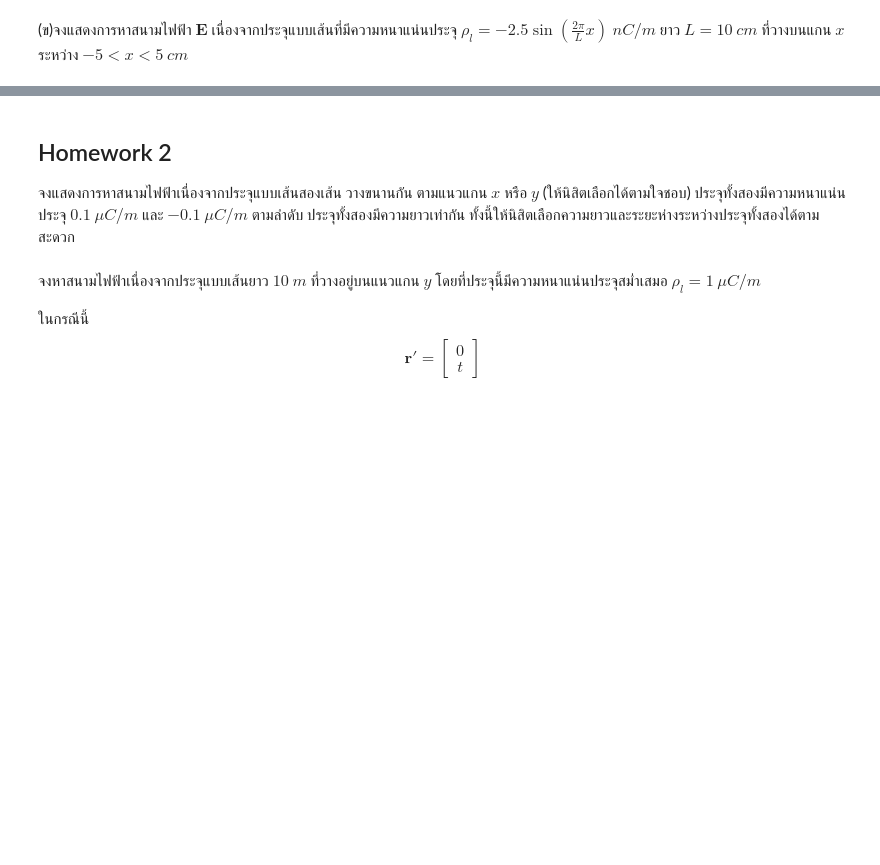
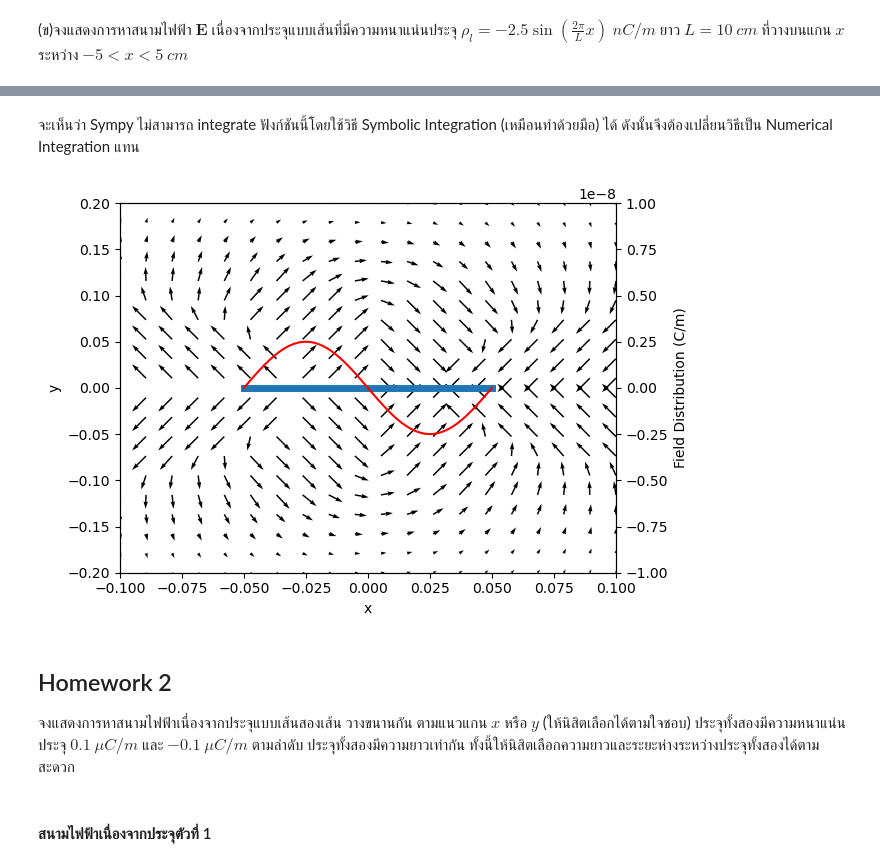
Before and after one commit to nayot/emag, a Jupyter notebook: Line_Charges_HW.ipynb, the cells around one changed output, grey strips where cells are left out. Drawn from its saved outputs; the diff is of its cells as text; code cells hidden in the pictures; blank space fills up the shorter version.

```diff
--- a/Line_Charges_HW.ipynb
+++ b/Line_Charges_HW.ipynb
@@ -137,12 +214,35 @@ field_plot(E_func, x_min=-20, x_max=20, y_min=-0.1, y_max=0.1)
+# %% [markdown]
+จะเห็นว่า Sympy ไม่สามารถ integrate ฟังก์ชันนี้โดยใช้วิธี Symbolic Integration (เหมือนทำด้วยมือ) ได้ ดังนั้นจึงต้องเปลี่ยนวิธีเป็น Numerical Integration แทน
+# %%
+integrands = dEdxp.subs({L:10e-2, smp.pi:np.pi, epsilon_0:sp.constants.epsilon_0})
+# %%
+dExdxp = smp.lambdify([xp, x, y], integrands[0])
+dEydxp = smp.lambdify([xp, x, y], integrands[1])
+# %%
+from scipy.integrate import quad
+def E(x, y):
+    Ex = quad(dExdxp, -5e-2, 5e-2, args=(x, y))[0]
+    Ey = quad(dEydxp, -5e-2, 5e-2, args=(x, y))[0]
+    return np.array([Ex, Ey])
+# %%
+# Field plots
+ax1 = field_plot(E, x_min=-10e-2, x_max=10e-2, y_min=-20e-2, y_max=20e-2)
+
+# line charge
+X = np.linspace(-5e-2, 5e-2, 50)
+Y = np.zeros(len(X))
+plt.plot(X, Y, linewidth=5)
+
+# charge distribution
+charge_dist = smp.lambdify(x, rho_l(x).subs(L, 10e-2))
+ax2 = ax1.twinx()
+ax2.plot(X, charge_dist(X), color='r')
+ax2.set_ylim([-10e-9, 10e-9])
+ax2.set_ylabel('Field Distribution (C/m)')
+
+plt.show()
+# %% [output]
+[figure, added]
 # %% [markdown]
 ## Homework 2
 จงแสดงการหาสนามไฟฟ้าเนื่องจากประจุแบบเส้นสองเส้น วางขนานกัน ตามแนวแกน $x$ หรือ $y$ (ให้นิสิตเลือกได้ตามใจชอบ) ประจุทั้งสองมีความหนาแน่นประจุ $0.1~\mu C/m$ และ $-0.1~\mu C/m$ ตามลำดับ ประจุทั้งสองมีความยาวเท่ากัน ทั้งนี้ให้นิสิตเลือกความยาวและระยะห่างระหว่างประจุทั้งสองได้ตามสะดวก
-# %% [markdown]
-จงหาสนามไฟฟ้าเนื่องจากประจุแบบเส้นยาว $10~m$ ที่วางอยู่บนแนวแกน $y$ โดยที่ประจุนี้มีความหนาแน่นประจุสม่ำเสมอ $\rho_l=1~\mu C/m$
-
-ในกรณีนี้
-$$\mathbf{r'}=
-\begin{bmatrix}
-0\\
-t
-\end{bmatrix}$$
@@ -148,0 +258,2 @@ t
+# %% [markdown]
+#### สนามไฟฟ้าเนื่องจากประจุตัวที่ 1
```
Also changed, not shown: parts of 20 cells of this notebook, 1 other file.
